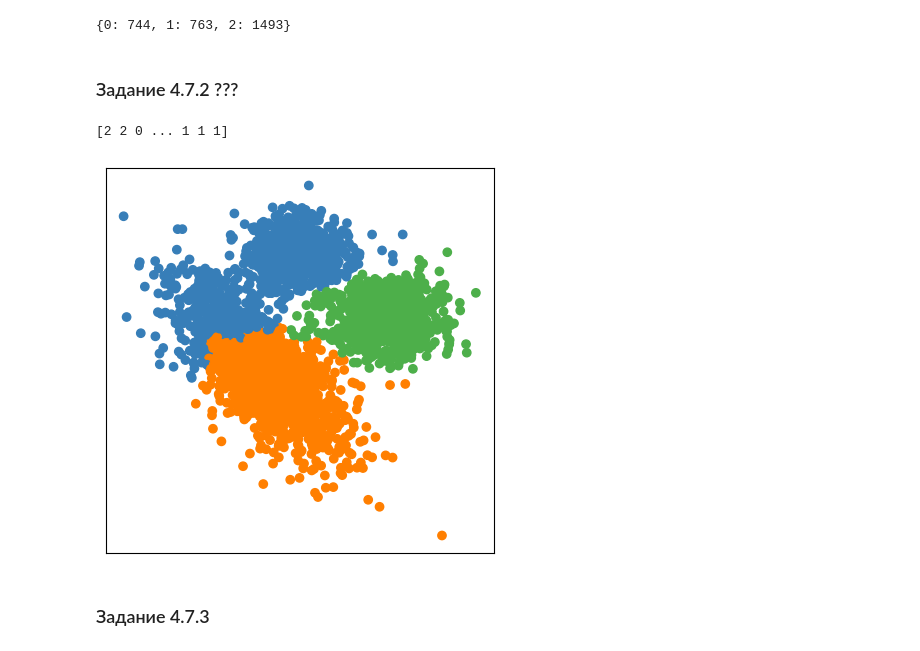
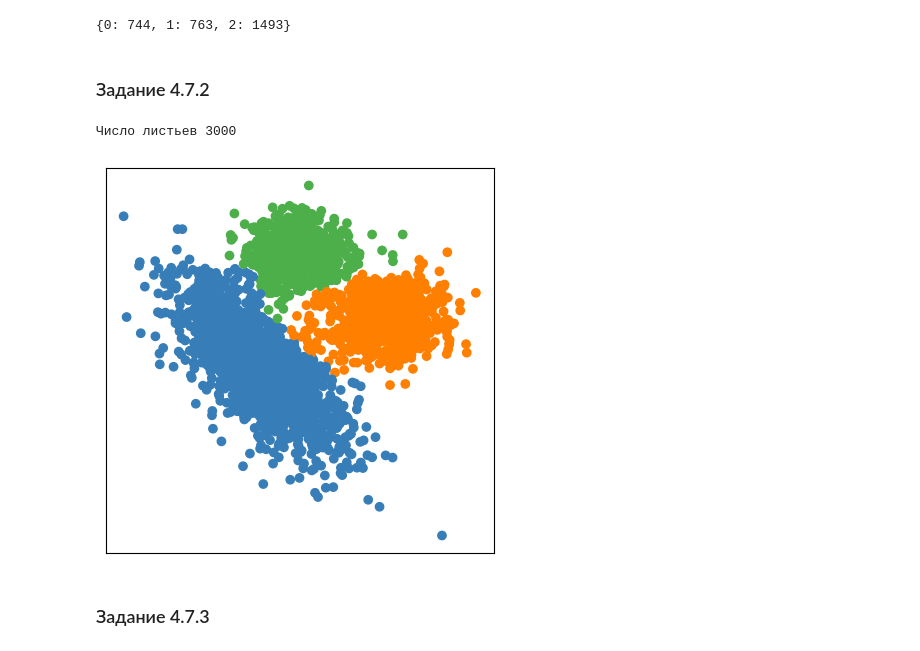
Before and after one commit to Rybaakovaa/ML_DL, a Jupyter notebook: ML_M4_Clusterization.ipynb, the cells around one changed output. Saved outputs shown, nothing was run; the diff lists cells and outputs as text; code cells hidden in the pictures.

```diff
--- a/ML_M4_Clusterization.ipynb
+++ b/ML_M4_Clusterization.ipynb
@@ -44,0 +26,17 @@ from sklearn.cluster import MiniBatchKMeans
+# %%
+def ds_X():
+    n_samples = 1500
+    dataset = datasets.make_blobs(n_samples=n_samples, centers=2, center_box=(-7.0, 7.5),
+                                  cluster_std=[1.4, 1.7],
+                                  random_state=42)
+    X_2, _ = datasets.make_blobs(n_samples=n_samples, random_state=170, centers=[[-4, -3]], cluster_std=[1.9])
+    transformation = [[1.2, -0.8], [-0.4, 1.7]]
+    X_2 = np.dot(X_2, transformation)
+    X, y = np.concatenate((dataset[0], X_2)), np.concatenate((dataset[1], np.array([2] * len(X_2))))
+    return X,y
+# %%
+X, y = ds_X()
+
+plt.rcParams['figure.figsize'] = 5, 5
+plt.scatter(X[:, 0], X[:, 1], c=y, alpha=0.5)
+plt.show()
@@ -169,26 +158,30 @@ dict(zip(unique, counts))
 744 763 1493
 {0: 744, 1: 763, 2: 1493}
 # %% [markdown]
-### Задание 4.7.2 ???
+### Задание 4.7.2
 # %%
 ac = AgglomerativeClustering(n_clusters=3)
 with warnings.catch_warnings():
     warnings.filterwarnings(
         "ignore",
         message="the number of connected components of the " +
         "connectivity matrix is [0-9]{1,2}" +
         " > 1. Completing it to avoid stopping the tree early.",
         category=UserWarning)
     ac.fit(X)
 y_pred = ac.labels_.astype(int)
 
-centroids = np.round(ac.labels_).astype(int)
-print(centroids)
+# centroids = np.round(ac.labels_).astype(int)
+# print(centroids)
+
+# Определение числа листьев
+n_leaves = len(ac.children_) + 1
+print("Число листьев", n_leaves)
 
 plotResClasterization(X, y_pred)
 # %% [output]
-[2 2 0 ... 1 1 1]
+Число листьев 3000
-[figure, old version]
+[figure, new version]
 # %% [markdown]
 ### Задание 4.7.3
 # %%
```
Also changed, not shown: parts of 26 cells of this notebook, 4 other files.
